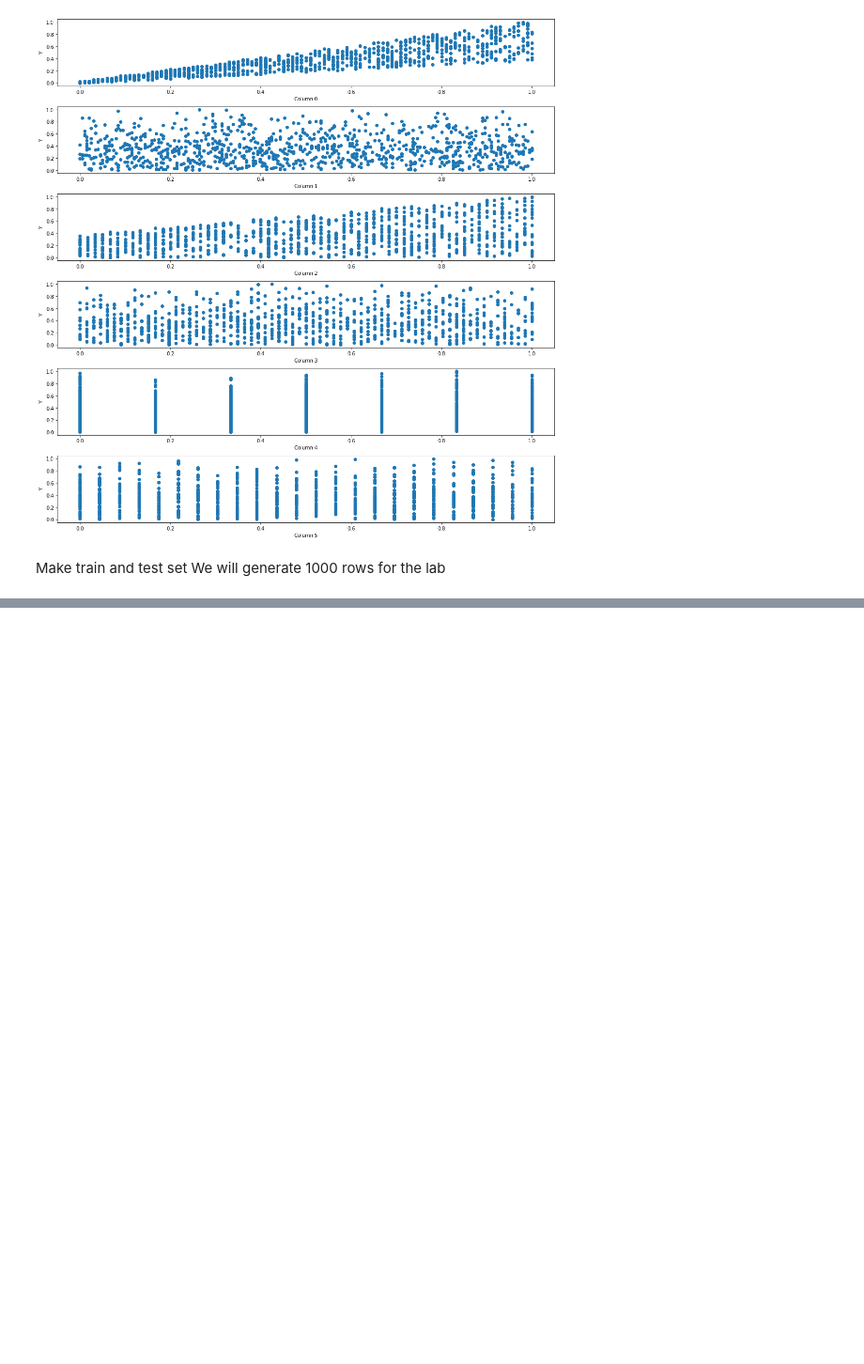
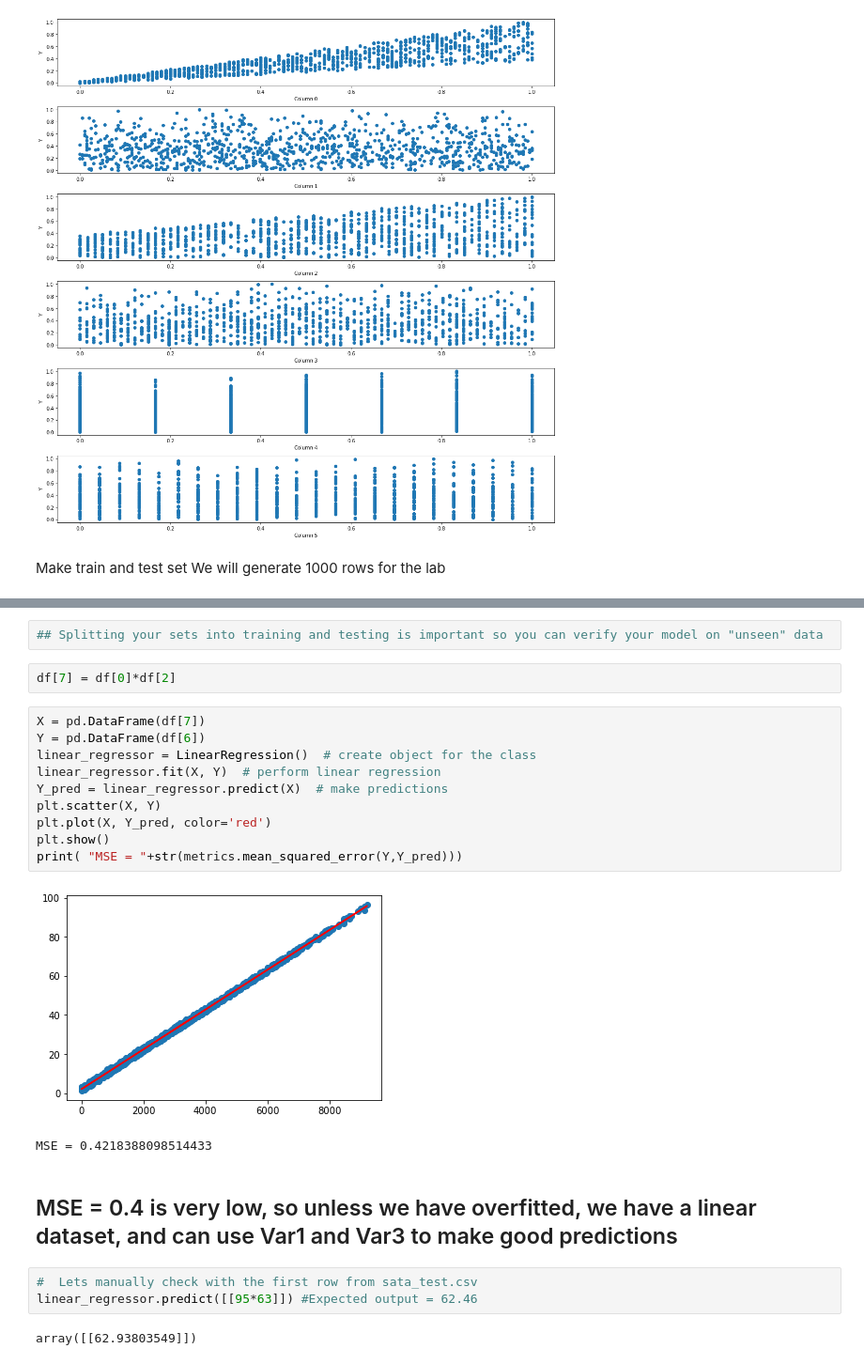
Before and after one commit to umaimehm/Intro_to_AI, a Jupyter notebook: 2021 Lab/Lab4/Untitled.ipynb, the cells around one changed output, grey strips where cells are left out. Shown at 94% size. Cells and saved outputs as stored; diff of their text form; blank space fills up the shorter version.

```diff
--- a/2021 Lab/Lab4/Untitled.ipynb
+++ b/2021 Lab/Lab4/Untitled.ipynb
@@ -195,0 +224,24 @@ TypeError: '>' not supported between instances of 'datetime.timedelta' and 'int'
+# %%
+## Splitting your sets into training and testing is important so you can verify your model on "unseen" data
+# %%
+df[7] = df[0]*df[2]
+# %%
+X = pd.DataFrame(df[7])
+Y = pd.DataFrame(df[6])
+linear_regressor = LinearRegression()  # create object for the class
+linear_regressor.fit(X, Y)  # perform linear regression
+Y_pred = linear_regressor.predict(X)  # make predictions
+plt.scatter(X, Y)
+plt.plot(X, Y_pred, color='red')
+plt.show()
+print( "MSE = "+str(metrics.mean_squared_error(Y,Y_pred)))
+# %% [output]
+[figure, added]
+MSE = 0.4218388098514433
+# %% [markdown]
+## MSE = 0.4 is very low, so unless we have overfitted, we have a linear dataset, and can use Var1 and Var3 to make good predictions
+# %%
+#  Lets manually check with the first row from sata_test.csv
+linear_regressor.predict([[95*63]]) #Expected output = 62.46
+# %% [output]
+array([[62.93803549]])
```
Also changed, not shown: parts of 24 cells of this notebook, 6 other files.
